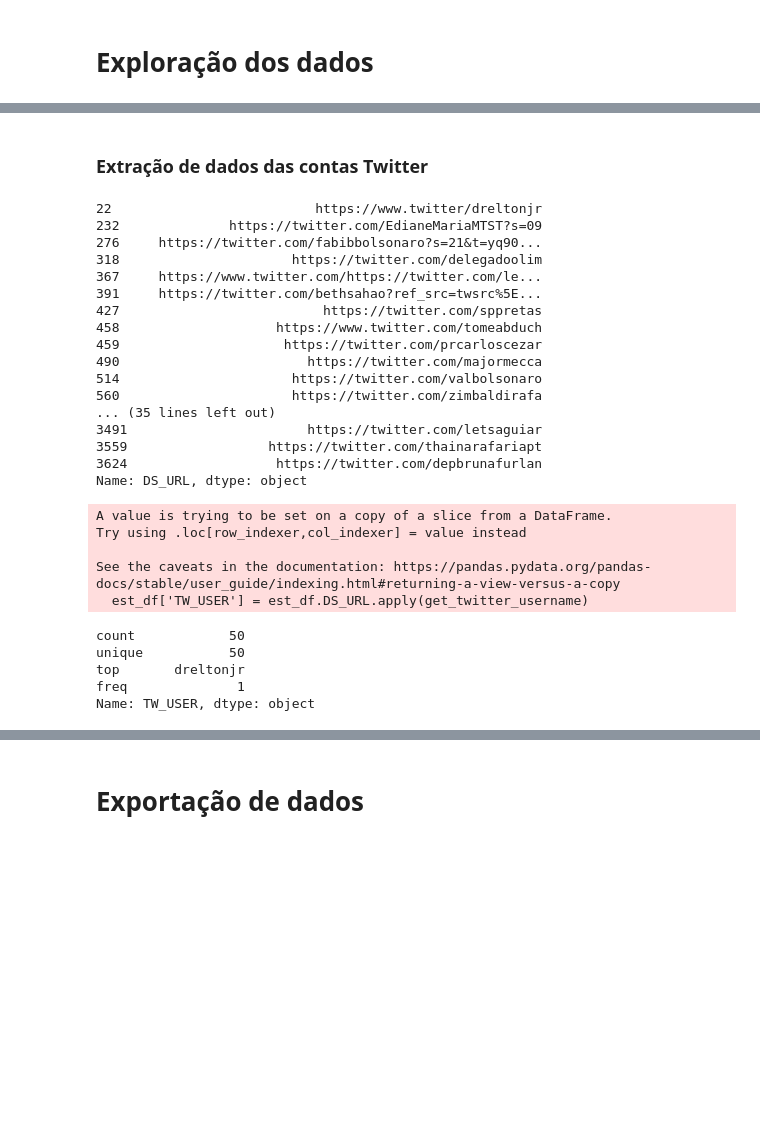
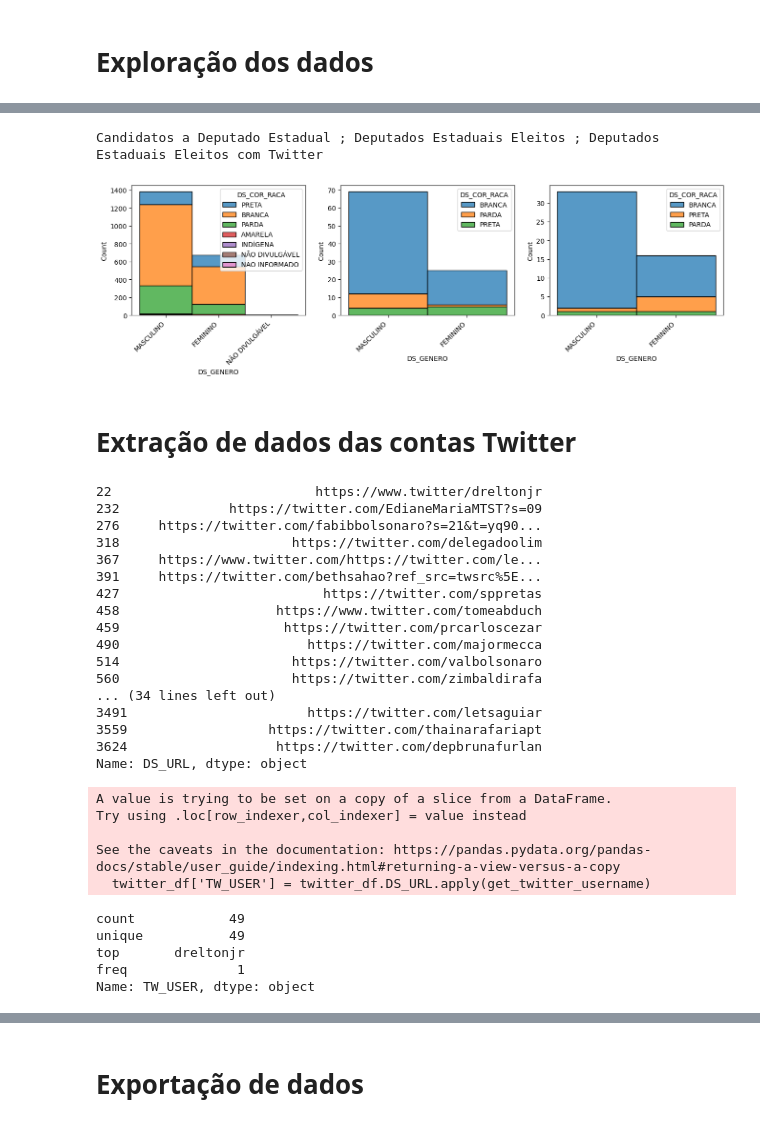
Before and after one commit to thiago-paim/projeto-tera, a Jupyter notebook: candidates.ipynb, the cells around one changed output, grey strips where cells are left out. Saved outputs shown, nothing was run; the diff lists cells and outputs as text; code cells hidden in the pictures; blank space fills up the shorter version.

```diff
--- a/candidates.ipynb
+++ b/candidates.ipynb
@@ -143,8 +237,42 @@ sns.histplot(
+# %%
+# Visualizando a distribuição de gênero e raça, entre o candidatos, os eleitos e os eleitos com Twitter
+fig, ax = plt.subplots(1, 3, figsize=(16, 4), squeeze=False)
+fig.autofmt_xdate(rotation=45)
+
+sns.histplot(
+    data=candidates_df,
+    hue='DS_COR_RACA',
+    x='DS_GENERO',
+    multiple='stack',
+    ax=ax[0][0],
+)
+
+sns.histplot(
+    data=elected_df,
+    hue='DS_COR_RACA',
+    x='DS_GENERO',
+    multiple='stack',
+    ax=ax[0][1],
+)
+
+sns.histplot(
+    data=twitter_df,
+    hue='DS_COR_RACA',
+    x='DS_GENERO',
+    multiple='stack',
+    ax=ax[0][2],
+)
+
+print('Candidatos a Deputado Estadual ; Deputados Estaduais Eleitos ; Deputados Estaduais Eleitos com Twitter')
+plt.show()
+# %% [output]
+Candidatos a Deputado Estadual ; Deputados Estaduais Eleitos ; Deputados Estaduais Eleitos com Twitter
+[figure, added]
 # %% [markdown]
-### Extração de dados das contas Twitter
+# Extração de dados das contas Twitter
 # %%
 # Vamos listar as contas no twitter dos deputados estaduais eleitos
-est_df.DS_URL
+twitter_df.DS_URL
 # %% [output]
 22                          https://www.twitter/dreltonjr
 232              https://twitter.com/EdianeMariaMTST?s=09
@@ -158,7 +286,7 @@ est_df.DS_URL
 490                        https://twitter.com/majormecca
 514                      https://twitter.com/valbolsonaro
 560                      https://twitter.com/zimbaldirafa
-... (35 lines left out)
+... (34 lines left out)
 3491                       https://twitter.com/letsaguiar
 3559                  https://twitter.com/thainarafariapt
 3624                   https://twitter.com/depbrunafurlan
@@ -171,16 +299,16 @@ def get_twitter_username(link):
     username = username.split('?')[0]
     return username.lower()
 
-est_df['TW_USER'] = est_df.DS_URL.apply(get_twitter_username)
-est_df['TW_USER'].describe()
+twitter_df['TW_USER'] = twitter_df.DS_URL.apply(get_twitter_username)
+twitter_df['TW_USER'].describe()
 # %% [output]
 A value is trying to be set on a copy of a slice from a DataFrame.
 Try using .loc[row_indexer,col_indexer] = value instead
 
 See the caveats in the documentation: https://pandas.pydata.org/pandas-docs/stable/user_guide/indexing.html#returning-a-view-versus-a-copy
-  est_df['TW_USER'] = est_df.DS_URL.apply(get_twitter_username)
+  twitter_df['TW_USER'] = twitter_df.DS_URL.apply(get_twitter_username)
-count            50
-unique           50
+count            49
+unique           49
 top       dreltonjr
 freq              1
 Name: TW_USER, dtype: object
```
Also changed, not shown: parts of 27 cells of this notebook.
